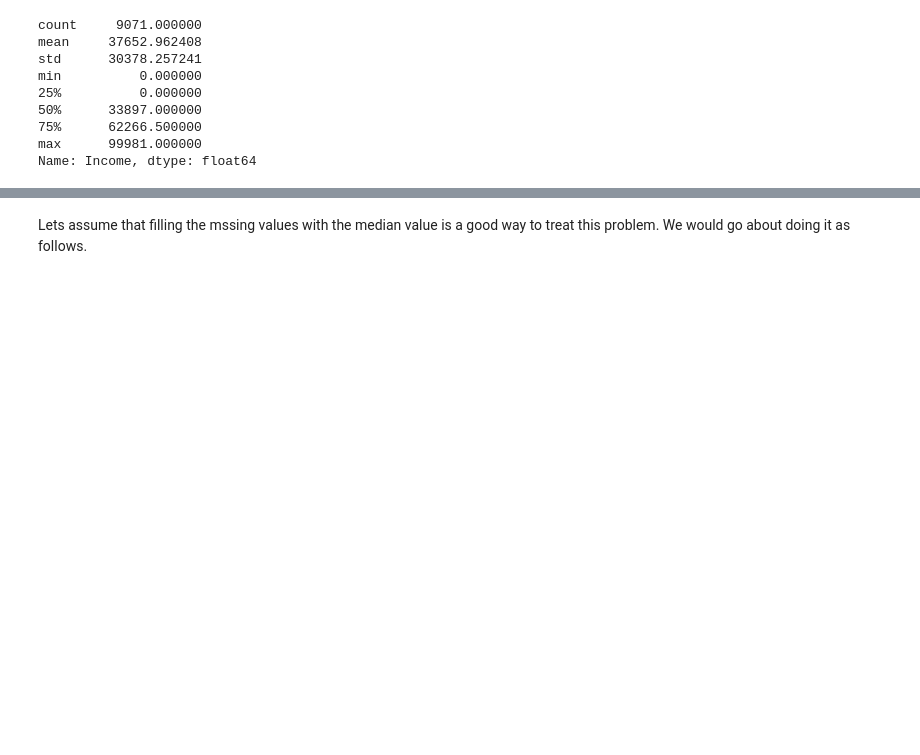
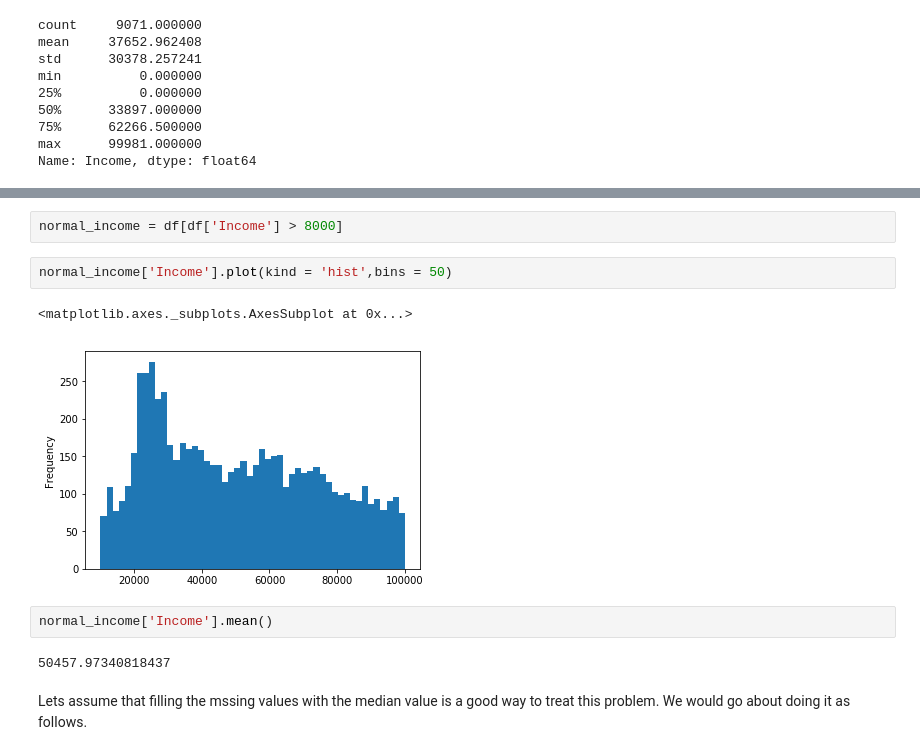
Before and after one commit to penguinpompom/SAS_afternoon_talk, a Jupyter notebook: SAS Python series - Lesson 2.ipynb, the cells around one changed output, grey strips where cells are left out. Saved outputs shown, nothing was run; the diff lists cells and outputs as text; blank space fills up the shorter version.

```diff
--- a/SAS Python series - Lesson 2.ipynb
+++ b/SAS Python series - Lesson 2.ipynb
@@ -202,3 +401,14 @@ Name: Income, dtype: float64
+# %%
+normal_income = df[df['Income'] > 8000]
+# %%
+normal_income['Income'].plot(kind = 'hist',bins = 50)
+# %% [output]
+<matplotlib.axes._subplots.AxesSubplot at 0x...>
+[figure, added]
+# %%
+normal_income['Income'].mean()
+# %% [output]
+50457.97340818437
 # %% [markdown]
 Lets assume that filling the mssing values with the median value is a good way to treat this problem. We would go about doing it as follows.
 # %%
```
Also changed, not shown: parts of 57 cells of this notebook.
